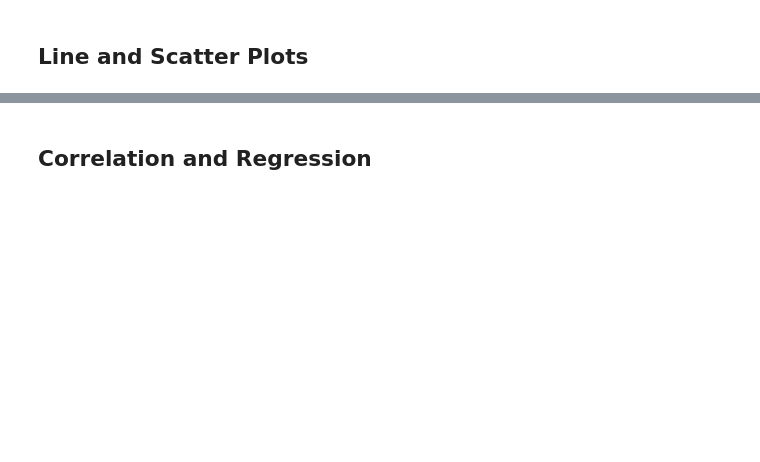
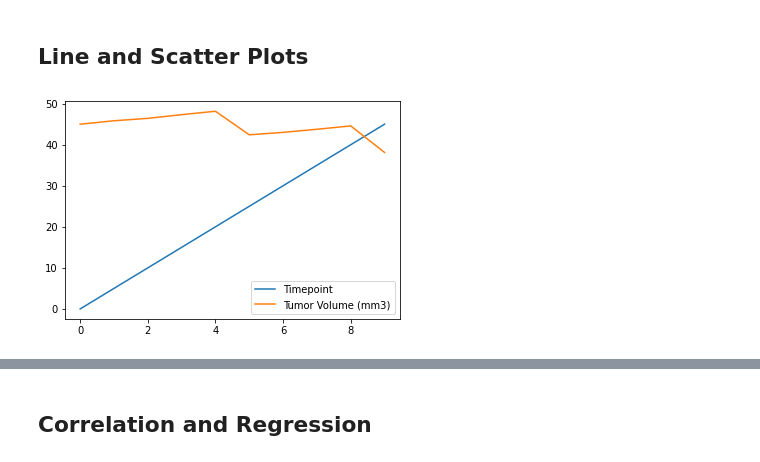
Before and after one commit to roz0716/matplotlib-challenge, a Jupyter notebook: Pymaceuticals/pymaceuticals_starter.ipynb, the cells around one changed output, grey strips where cells are left out. Saved outputs shown, nothing was run; the diff lists cells and outputs as text; code cells hidden in the pictures; blank space fills up the shorter version.

```diff
--- a/Pymaceuticals/pymaceuticals_starter.ipynb
+++ b/Pymaceuticals/pymaceuticals_starter.ipynb
@@ -187,3 +202,18 @@ plt.axis("equal")
 ## Line and Scatter Plots
 # %%
 # Generate a line plot of time point versus tumor volume for a mouse treated with Capomulin
+time_vs_tumer = merge_data[merge_data["Mouse ID"].isin(["j119"])]
+time_vs_tumer
+
+time_vs_tumer_data = time_vs_tumer[["Mouse ID", "Timepoint", "Tumor Volume (mm3)"]]
+time_vs_tumer_data
+
+line_plot_df = time_vs_tumer_data.reset_index()
+line_plot_df
+
+line_plot_final = line_plot_df[["Mouse ID", "Timepoint", "Tumor Volume (mm3)"]]
+line_plot_final
+
+lines = line_plot_final.plot.line()
+# %% [output]
+[figure, added]
```
Also changed, not shown: parts of 12 cells of this notebook, 1 other file.
